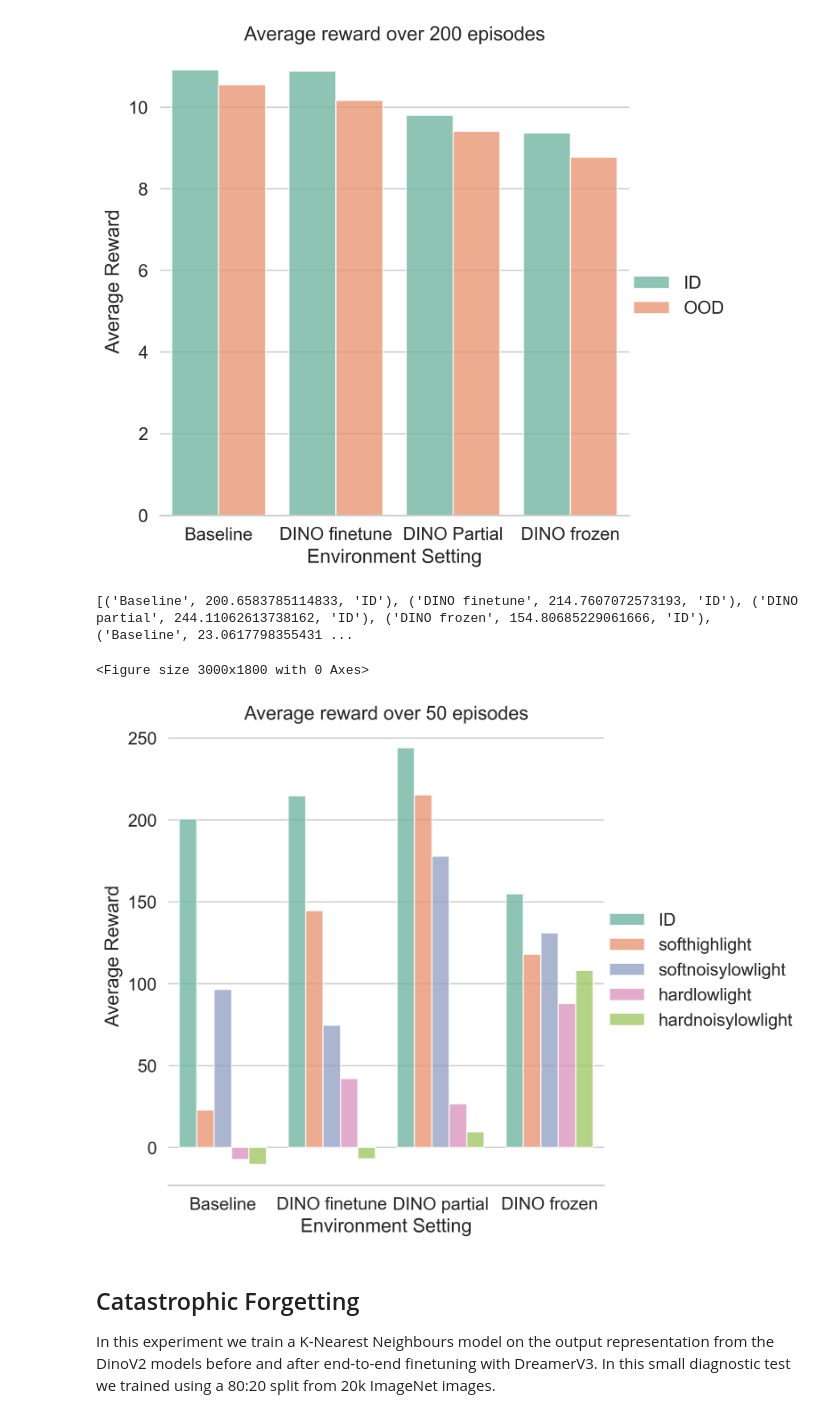
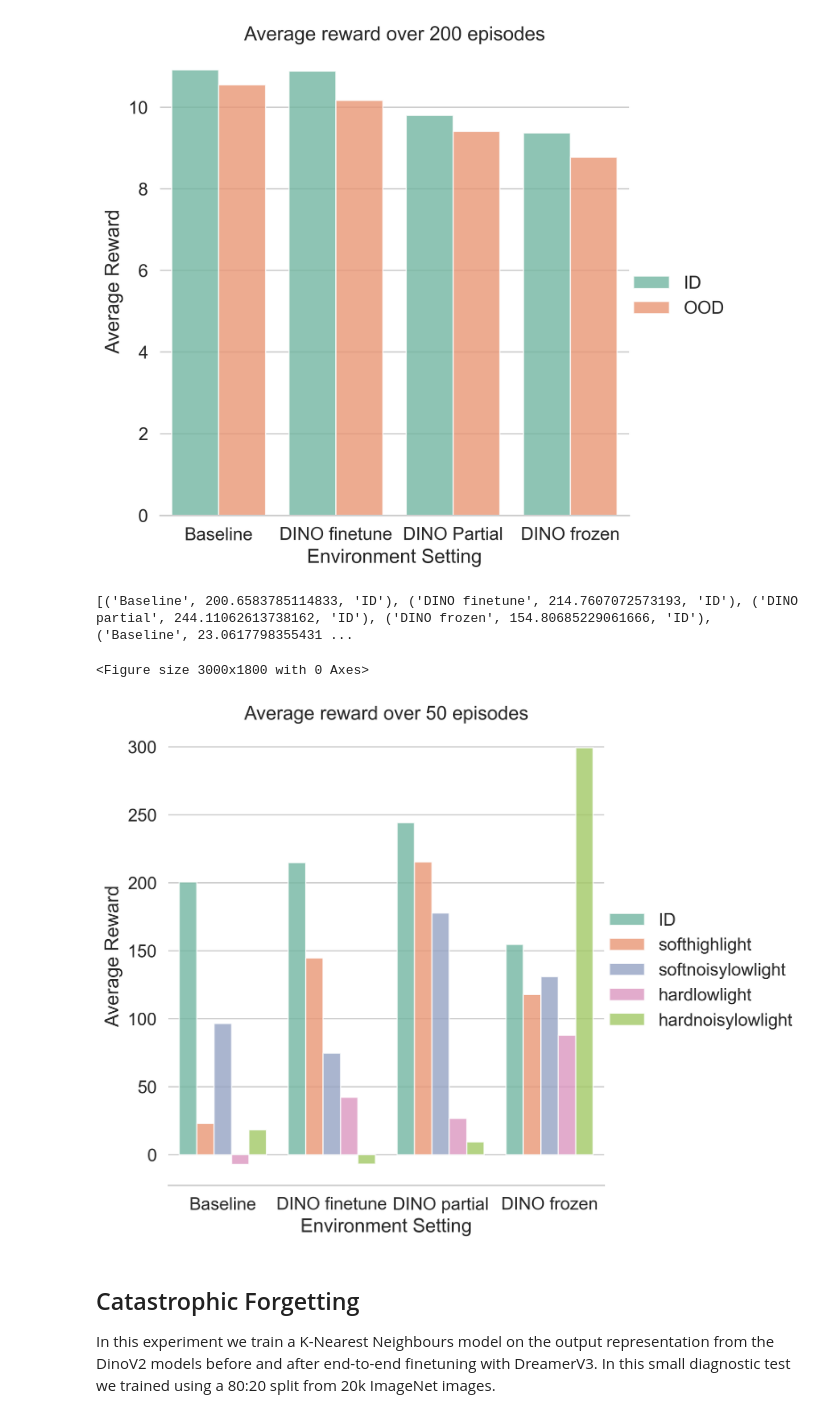
Before and after one commit to JottScones/PVMs-with-DreamerV3, a Jupyter notebook: plot_eval_results.ipynb, the cells around one changed output. Cells and saved outputs as stored; diff of their text form; code cells hidden in the pictures.

Commit message:
reward was broken for eval but it doesn't seem to change results

```diff
--- a/plot_eval_results.ipynb
+++ b/plot_eval_results.ipynb
@@ -94,36 +94,36 @@ plot_maniskill(
 # %%
 plot_carla(
     files_labels=[
         ("logdir/baseline_carla_eval_ID", "Baseline ID"),
         ("logdir/DINOFT_carla_eval_ID", "DINO finetune ID"),
         ("logdir/DINOPartial_carla_eval_ID", "DINO partial ID"),
         ("logdir/DINOFreeze_carla_eval_ID", "DINO frozen ID"),
 
         ("logdir/baseline_carla_eval_soft_high_light", "Baseline softhighlight"),
         ("logdir/DINOFT_carla_eval_soft_high_light", "DINO finetune softhighlight"),
         ("logdir/DINOPartial_carla_eval_soft_high_light", "DINO partial softhighlight"),
         ("logdir/DINOFreeze_carla_eval_soft_high_light", "DINO frozen softhighlight"),
 
         ("logdir/baseline_carla_eval_soft_noisy_low_light", "Baseline softnoisylowlight"),
         ("logdir/DINOFT_carla_eval_soft_noisy_low_light", "DINO finetune softnoisylowlight"),
         ("logdir/DINOPartial_carla_eval_soft_noisy_low_light", "DINO partial softnoisylowlight"),
         ("logdir/DINOFreeze_carla_eval_soft_noisy_low_light", "DINO frozen softnoisylowlight"),
 
         ("logdir/baseline_carla_eval_hard_low_light", "Baseline hardlowlight"),
         ("logdir/DINOFT_carla_eval_hard_low_light", "DINO finetune hardlowlight"),
         ("logdir/DINOPartial_carla_eval_hard_low_light", "DINO partial hardlowlight"),
         ("logdir/DINOFreeze_carla_eval_hard_low_light", "DINO frozen hardlowlight"),
 
-        ("logdir/baseline_carla_eval_hard_noisy_low_light", "Baseline hardnoisylowlight"),
+        ("logdir/baseline_carla_eval_hard_noisy_low_light_new_rew", "Baseline hardnoisylowlight"),
         ("logdir/DINOFT_carla_eval_hard_noisy_low_light", "DINO finetune hardnoisylowlight"),
         ("logdir/DINOPartial_carla_eval_hard_noisy_low_light", "DINO partial hardnoisylowlight"),
-        ("logdir/DINOFreeze_carla_eval_hard_noisy_low_light", "DINO frozen hardnoisylowlight"),
+        ("logdir/DINOFreeze_carla_eval_hard_noisy_low_light_new_rew", "DINO frozen hardnoisylowlight"),
     ]
 )
 # %% [output]
 [('Baseline', 200.6583785114833, 'ID'), ('DINO finetune', 214.7607072573193, 'ID'), ('DINO partial', 244.11062613738162, 'ID'), ('DINO frozen', 154.80685229061666, 'ID'), ('Baseline', 23.0617798355431 ...
 <Figure size 3000x1800 with 0 Axes>
-[figure, old version]
+[figure, new version]
 # %% [markdown]
 ## Catastrophic Forgetting
 In this experiment we train a K-Nearest Neighbours model on the output representation from the DinoV2 models before and after end-to-end finetuning with DreamerV3. In this small diagnostic test we trained using a 80:20 split from 20k ImageNet images.
```
